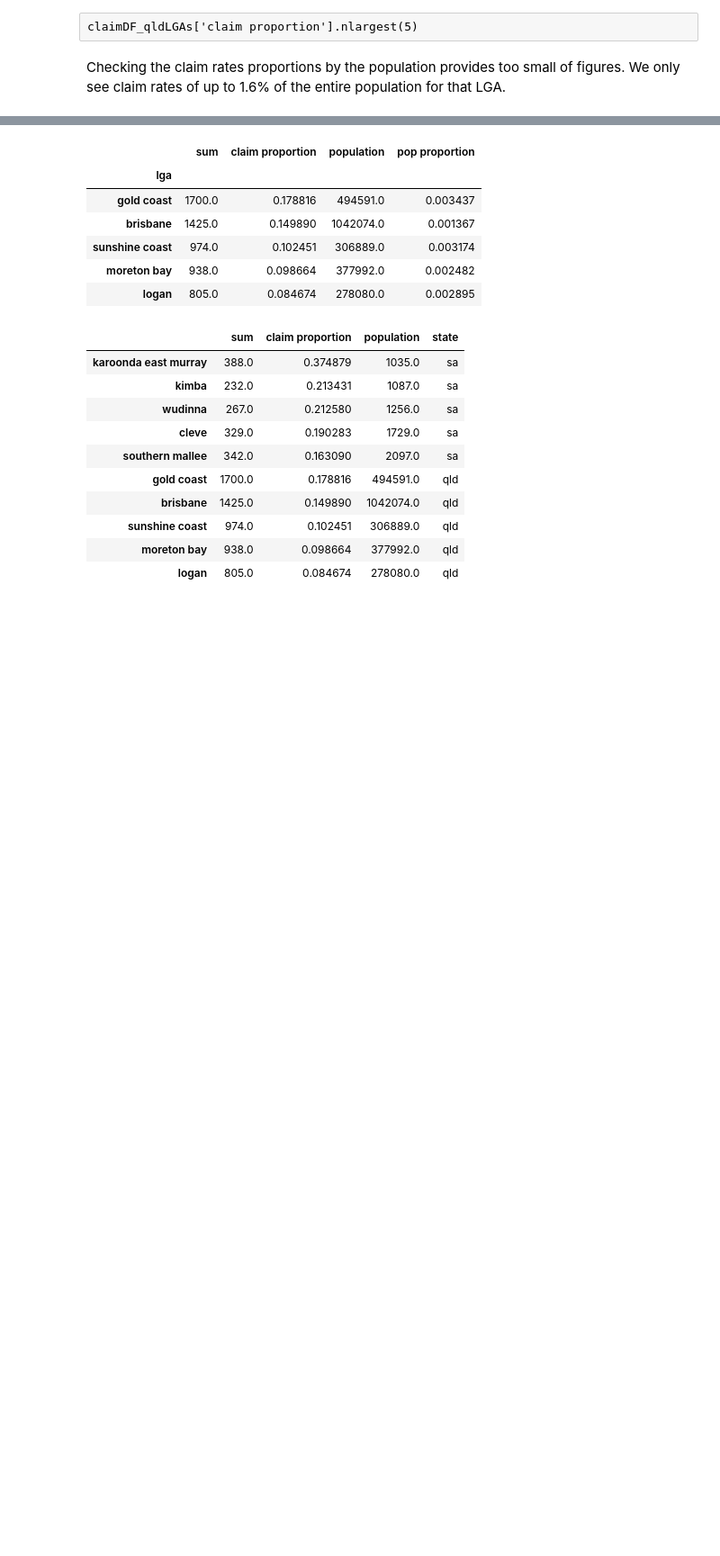
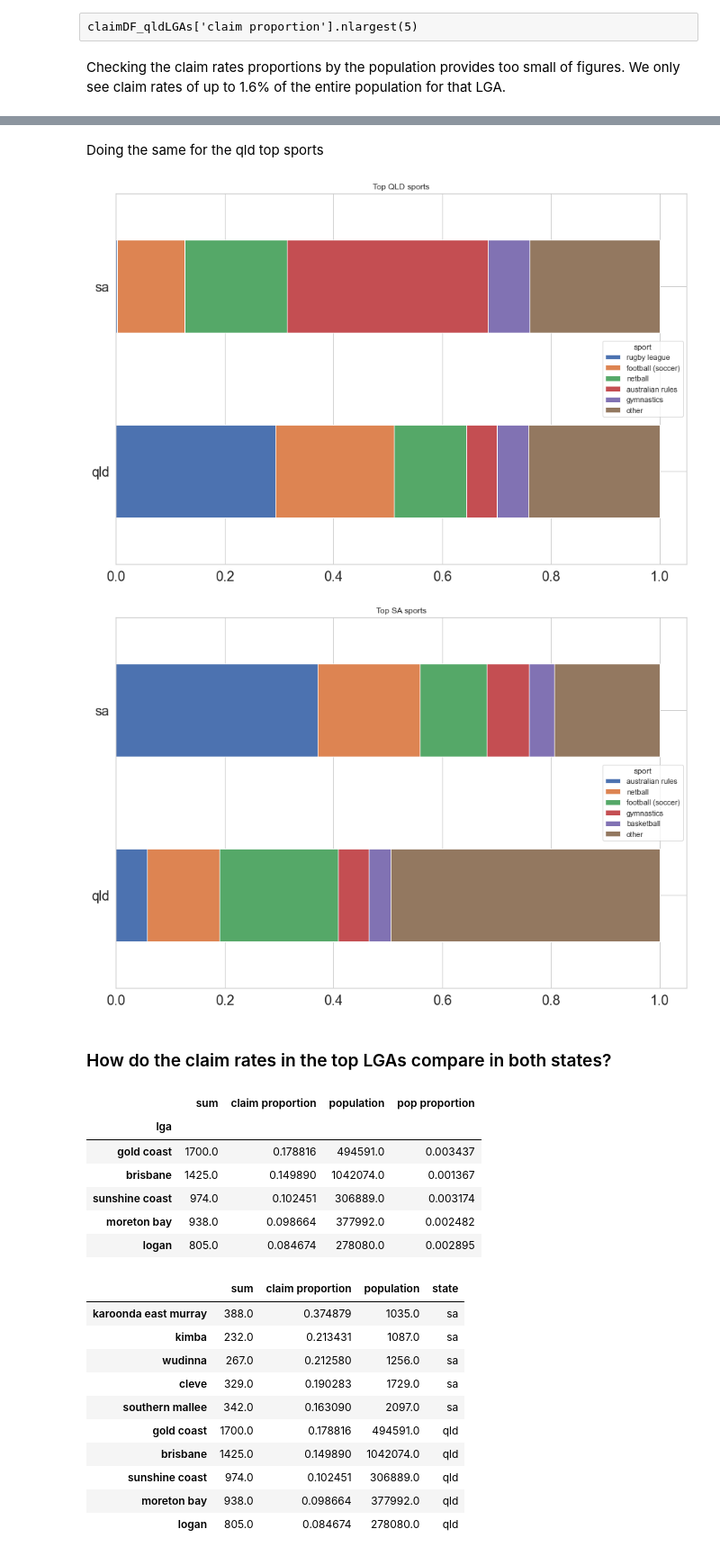
Before and after one commit to MQCOMP2200-S2-2021/Data-Science-Labs, a Jupyter notebook: Portfolio 2 - Christopher Rudolph.ipynb, the cells around one changed output, grey strips where cells are left out. Shown at 90% size. Cells and saved outputs as stored; diff of their text form; code cells hidden in the pictures; blank space fills up the shorter version.

```diff
--- a/Portfolio 2 - Christopher Rudolph.ipynb
+++ b/Portfolio 2 - Christopher Rudolph.ipynb
@@ -1507,3 +1375,24 @@ Text(0.5, 0.98, 'Comparing the top sports in both states')
+# %%
+sportClaim_saSports['other'] = [saOthersports_qld ,saOthersports_sa]
+# %% [markdown]
+Doing the same for the qld top sports
+# %%
+sportClaim_qldSports=sportClaim_qldSports.T
+# %%
+qldOthersports_qld = qldSportsClean.loc[:, ~qldSportsClean.columns.isin(topSports_qld)].sum(axis=1).to_frame().sum()[0]/claimDF_qldSports['sum'].sum()
+qldOthersports_sa = saSportsClean.loc[:, ~saSportsClean.columns.isin(topSports_qld)].sum(axis=1).to_frame().sum()[0]/claimDF['sum'].sum()
+# %%
+sportClaim_qldSports['other'] = [qldOthersports_qld,  qldOthersports_sa]
+# %%
+ax1= sportClaim_qldSports.plot(kind='barh',stacked= True, title='Top QLD sports', fontsize= 20)
+ax2 = sportClaim_saSports.plot(kind='barh',stacked= True, title='Top SA sports', fontsize= 20)
+
+plt.show()
+# %% [output]
+[figure, added]
+[figure, added]
+# %% [markdown]
+### How do the claim rates in the top LGAs compare in both states?
 # %%
 claimDF_qldLGAs.loc[topLGAs_qld]
 # %% [output]
```
Also changed, not shown: parts of 46 cells of this notebook, 1 other file.
